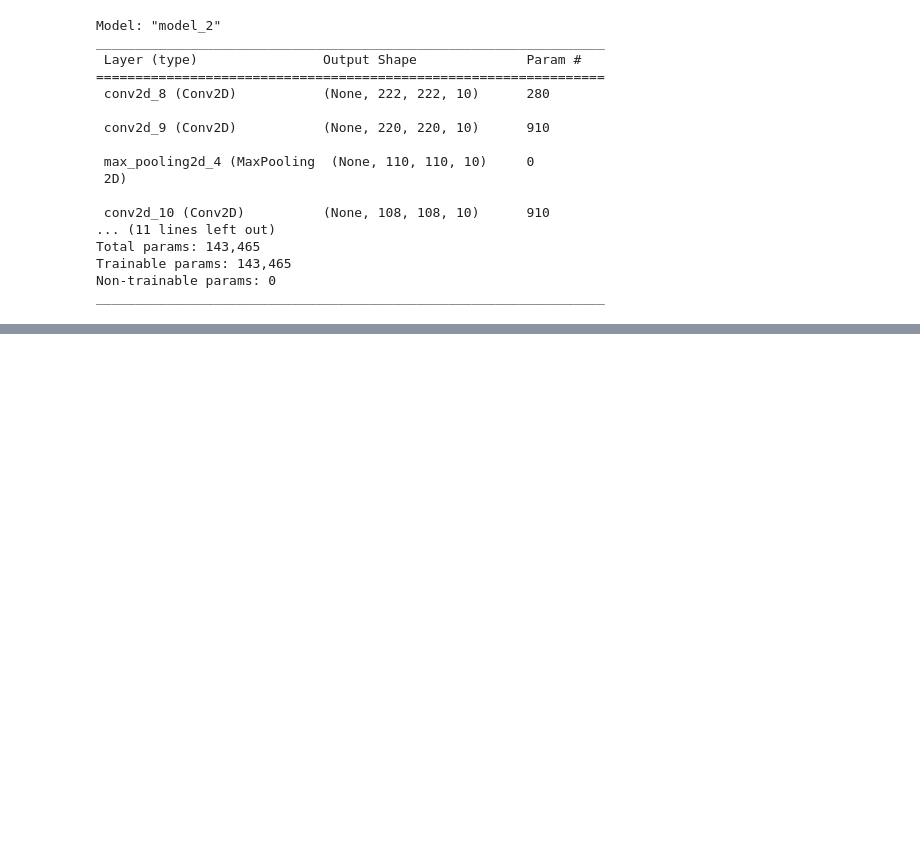
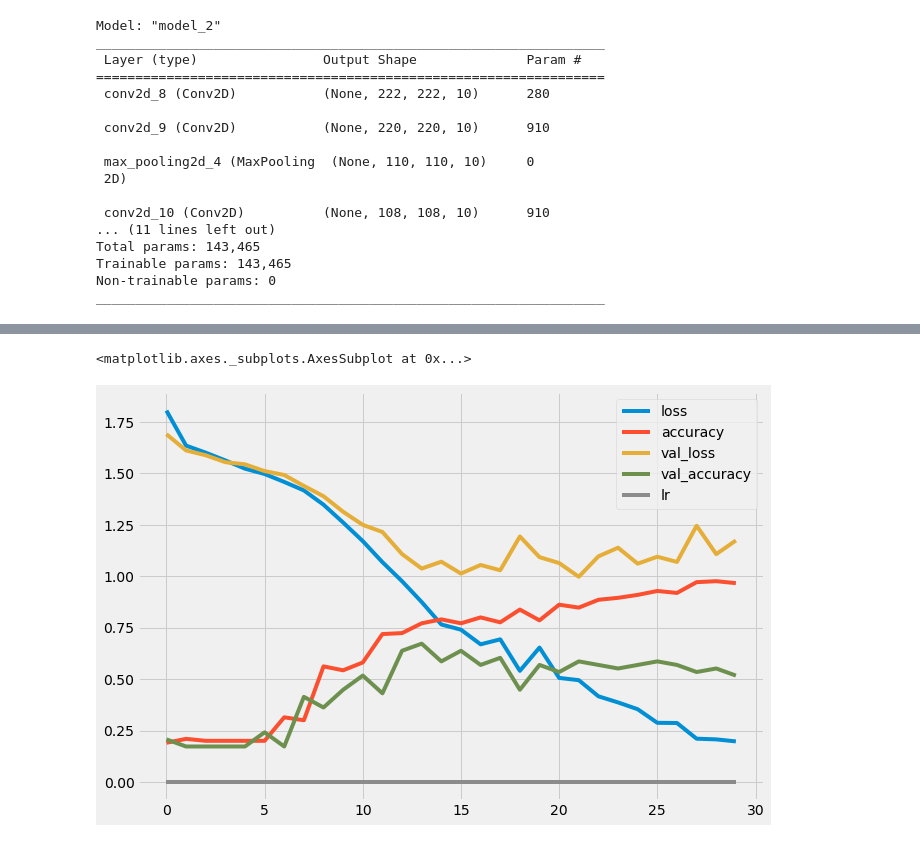
Before and after one commit to benjaminogbonna/plant_disease_identification, a Jupyter notebook: plant_disease_identification.ipynb, the cells around one changed output, grey strips where cells are left out. Cells and saved outputs as stored; diff of their text form; code cells hidden in the pictures; blank space fills up the shorter version.

```diff
--- a/plant_disease_identification.ipynb
+++ b/plant_disease_identification.ipynb
@@ -574,0 +545,35 @@ model_0_saved = tf.keras.models.load_model('saved_models/model_0_saved.h5')
+# %%
+# creat model: Base model
+
+num_classes = len(class_names)
+
+# Create a CNN model
+model_0_gray = tf.keras.models.Sequential([
+    tf.keras.layers.Conv2D(filters=10,
+                           kernel_size=3,
+                           activation="relu",
+                           input_shape=(224, 224, 1)),
+    tf.keras.layers.Conv2D(10, 3, activation="relu"),
+    tf.keras.layers.MaxPool2D(pool_size=2, padding="valid"),
+    tf.keras.layers.Conv2D(10, 3, activation="relu"),
+    tf.keras.layers.Conv2D(10, 3, activation="relu"),
+    tf.keras.layers.MaxPool2D(2),
+    tf.keras.layers.Flatten(),
+    tf.keras.layers.Dense(num_classes, activation="softmax")
+], name='model_0_gray')
+
+# Compile the model
+model_0_gray.compile(loss="categorical_crossentropy",
+                optimizer=tf.keras.optimizers.Adam(),
+                metrics=["accuracy"])
+# %%
+%%time
+# Fit the model
+callbacks_list = [create_model_checkpoint(model_0_gray.name), early_stopping, reduce_plateau]
+
+history_0_gray = model_0_gray.fit(train_data,
+                                  epochs=30,
+                                  steps_per_epoch=len(train_data),
+                                  validation_data=valid_data,
+                                  validation_steps=len(valid_data),
+                                  callbacks=callbacks_list)
@@ -574,0 +598,5 @@ model_0_saved = tf.keras.models.load_model('saved_models/model_0_saved.h5')
+# %%
+pd.DataFrame(history_0_gray.history).plot(figsize=(10, 7))
+# %% [output]
+<matplotlib.axes._subplots.AxesSubplot at 0x...>
+[figure, added]
```
Also changed, not shown: parts of 31 cells of this notebook, 5 other files.
